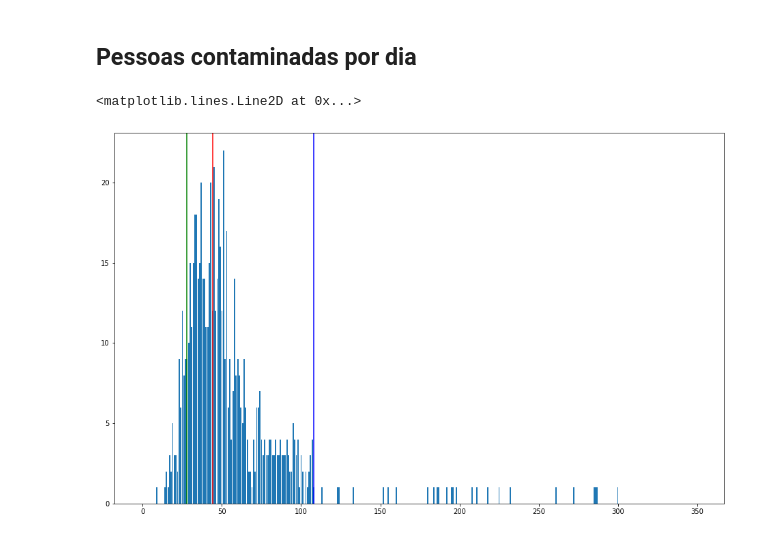
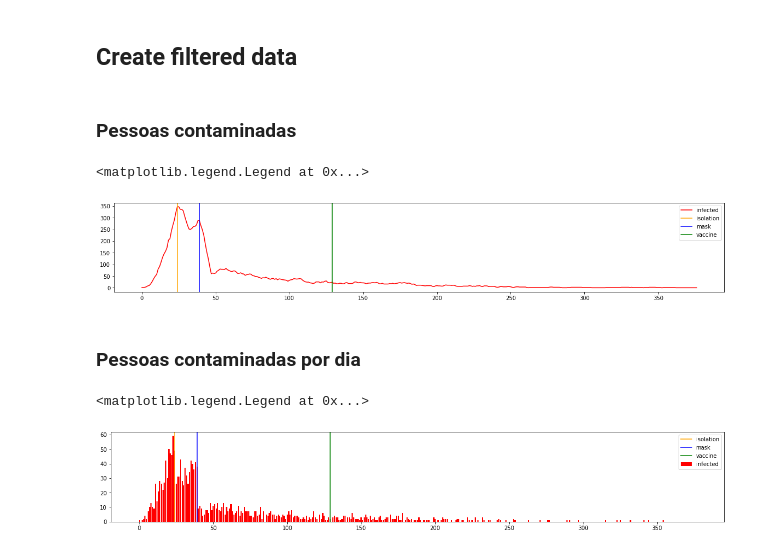
Before and after one commit to senavs/TTIC, a Jupyter notebook: notebooks/analytics.ipynb, the cells around one changed output. Cells and saved outputs as stored; diff of their text form; code cells hidden in the pictures.

Commit message:
feat: create more graphs

```diff
--- a/notebooks/analytics.ipynb
+++ b/notebooks/analytics.ipynb
@@ -11,3 +14,9 @@ FOLDER_DIR = os.path.join('..', 'results', UUID)
+# %%
+UUID = '526a9ccf-2e94-479c-9f87-2c969fd09f3b (isolation, mask, vaccine)'
+# UUID = '04c3d7f1-c80e-4843-b56f-d9e221763f99 (isolation)'
+# UUID = '323cd3e1-8442-4500-adca-be75c1b3955a (null)'
+# UUID = '2757c169-0ed1-47be-9253-4f698618d0ce'
+FOLDER_DIR = os.path.join('..', 'dist', 'results', UUID)
 # %%
 cells = pd.read_csv(os.path.join(FOLDER_DIR, 'sheet', 'cells.csv'))
 steps = pd.read_csv(os.path.join(FOLDER_DIR, 'sheet', 'steps.csv'))
@@ -20,4 +23,0 @@ prevt
-# %%
-infection = pd.DataFrame()
-for column in steps.columns:
-    infection[column] = steps[column].apply(lambda x: x in ('EXPOSED', 'INFECTOUS'))
@@ -31,0 +24,28 @@ plt.axvline(x=prevt['isolation'].item(), color='green')
+# %%
+def add_vertical_lines():
+    for column, color in zip(prevt.columns, ['orange', 'blue', 'green']):
+        value = prevt.loc[0, column]
+        if not value:
+            continue
+        plt.axvline(x=prevt.loc[0, column], color=color, label=column)
+# %% [markdown]
+## Create filtered data
+# %%
+infected = steps.copy()
+dead = steps.copy()
+infected_by_day = steps.copy()
+dead_by_day = steps.copy()
+
+
+for column in steps.columns:
+    infected[column] = steps[column].apply(lambda x: x in ('EXPOSED', 'INFECTOUS'))
+
+    dead[column] = steps[column].apply(lambda x: x in ('DEAD'))
+
+    infected_by_day[column] = steps[column].apply(lambda x: 0)
+    if 'EXPOSED' in steps.loc[:, column].unique():
+        infected_by_day.loc[np.argmax((steps.loc[:, column] == 'EXPOSED')), column] = 1
+
+    dead_by_day[column] = steps[column].apply(lambda x: 0)
+    if 'DEAD' in steps.loc[:, column].unique():
+        dead_by_day.loc[np.argmax((steps.loc[:, column] == 'DEAD')), column] = 1
@@ -32,2 +56,14 @@ plt.axvline(x=prevt['isolation'].item(), color='green')
+# %% [markdown]
+### Pessoas contaminadas
+# %%
+plt.figure(figsize=(20,3))
+data = infected.sum(axis=1)
+
+plt.plot(data.values, color='r', label='infected')
+add_vertical_lines()
+plt.legend()
+# %% [output]
+<matplotlib.legend.Legend at 0x...>
+[figure, added]
 # %% [markdown]
-## Pessoas contaminadas por dia
+### Pessoas contaminadas por dia
@@ -46,10 +70,10 @@ b = infection.sum(axis=1)[:350]
-# %%
-plt.figure(figsize=(16, 10))
-
-plt.bar(b.index, b.values)
-plt.axvline(x=prevt['mask'].item(), color='red')
-plt.axvline(x=prevt['isolation'].item(), color='green')
-plt.axvline(x=prevt['vaccine'].item(), color='blue')
-# %% [output]
-<matplotlib.lines.Line2D at 0x...>
-[figure, removed]
+# %%
+plt.figure(figsize=(20,3))
+data = infected_by_day.sum(axis=1)
+
+plt.bar(data.index, data.values, color='r', label='infected')
+add_vertical_lines()
+plt.legend()
+# %% [output]
+<matplotlib.legend.Legend at 0x...>
+[figure, added]
```
Also changed, not shown: parts of 18 cells of this notebook.
